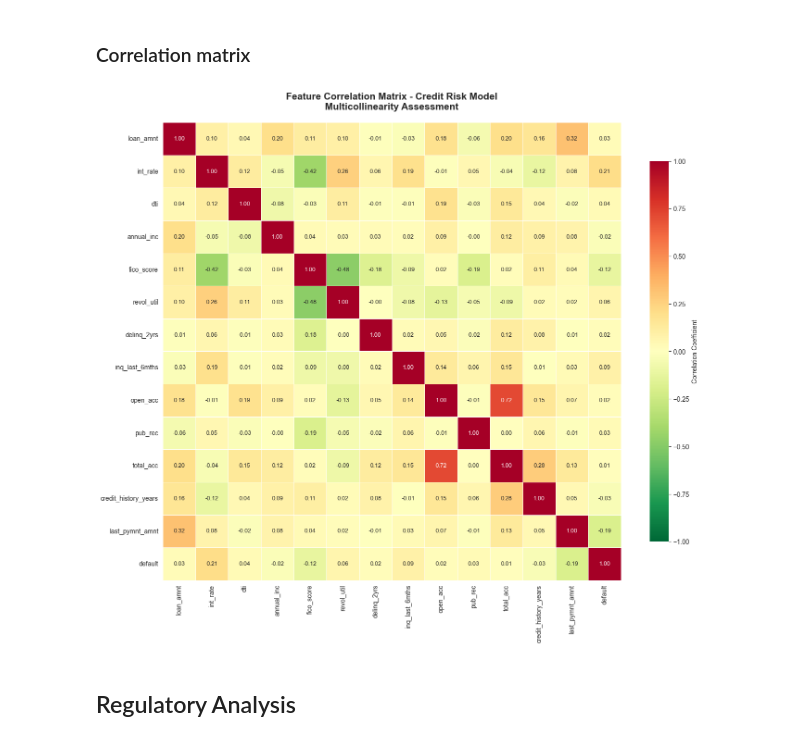
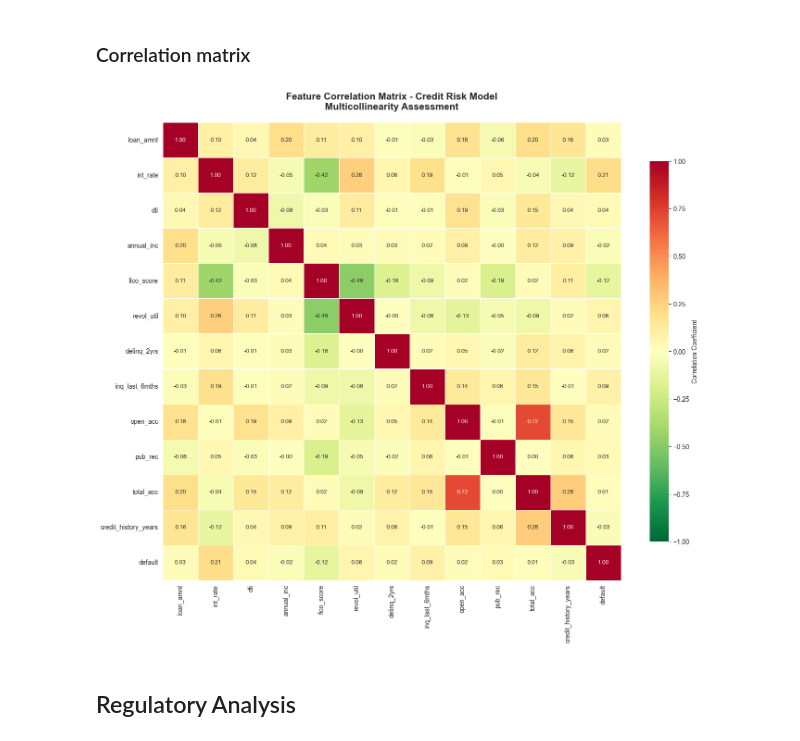
Before and after one commit to martinezb-jose-c/credit-risk-modeling, a Jupyter notebook: 01_eda.ipynb, the cells around one changed output. Drawn from its saved outputs; the diff is of its cells as text; code cells hidden in the pictures.

```diff
--- a/01_eda.ipynb
+++ b/01_eda.ipynb
@@ -278,4 +361,0 @@ plt.show()
-# %%
-log_num_cols = ["annual_inc", "last_pymnt_amnt"]
-for col in log_num_cols:
-    df[col+"_log1p"] = np.log1p(df[col])
@@ -313,14 +388,12 @@ create_binary_flags(df)
 # %% [markdown]
 ## Univariate Analysis
-# %%
-df['issue_d'] = pd.to_datetime(df['issue_d'],  format='%b-%Y', errors='coerce')
 # %%
 print(f"Date range: {df['issue_d'].min()} to {df['issue_d'].max()}")
 print(f"Loans with valid issued date: {df['issue_d'].notna().sum():,}")
 
 # Vintage features
-df['vintage_year'] = df['issue_d'].dt.year
-df['vintage_quarter'] = df['issue_d'].dt.to_period('Q')
+df['issue_d'] = pd.to_datetime(df['issue_d'], errors='coerce', format='%b-%Y')
+df = create_vintage_features(df, 'issue_d')
 
 # Loan age/seasoning (months from origination to observation date)
 observation_date = pd.to_datetime('2018-12-01')
@@ -452,26 +525,26 @@ plt.show()
 # %%
 # Select key features for correlation analysis
 key_features = [
     'loan_amnt', 'int_rate', 'dti', 'annual_inc',
     'fico_score', 'revol_util', 'delinq_2yrs',
     'inq_last_6mths', 'open_acc', 'pub_rec',
-    'total_acc', 'credit_history_years', 'last_pymnt_amnt', 'default'
+    'total_acc', 'credit_history_years', 'default'
 ]
 
 # Compute correlation matrix
 correlation_matrix = df[key_features].corr()
 
 plt.figure(figsize=(14, 12))
 sns.heatmap(correlation_matrix, annot=True, fmt='.2f', cmap='RdYlGn_r',
             center=0, vmin=-1, vmax=1, square=True, linewidths=0.5,
             cbar_kws={'label': 'Correlation Coefficient', 'shrink': 0.8},
             annot_kws={'fontsize': 9})
 plt.title('Feature Correlation Matrix - Credit Risk Model\nMulticollinearity Assessment',
           fontsize=15, fontweight='bold', pad=20)
 plt.tight_layout()
 plt.show()
 # %% [output]
-[figure, old version]
+[figure, new version]
 # %% [markdown]
 ## Regulatory Analysis
 # %% [markdown]
```
Also changed, not shown: parts of 7 cells of this notebook, 8 other files.
